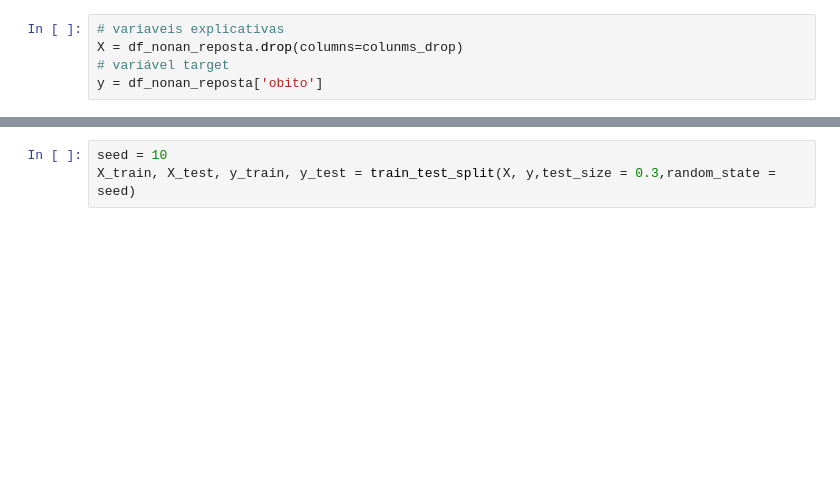
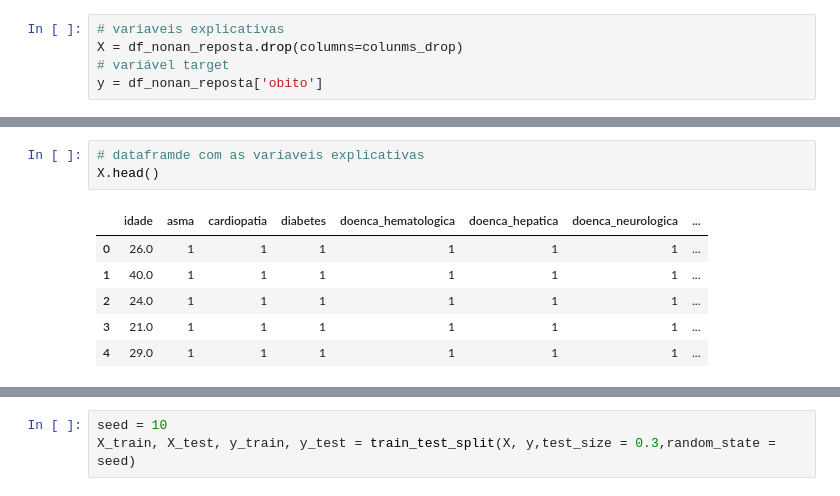
Before and after one commit to 1colete/dh_projeto_integrador, a Jupyter notebook: 2_modelagem.ipynb, the cells around one changed output, grey strips where cells are left out. Drawn from its saved outputs; the diff is of its cells as text; blank space fills up the shorter version.

```diff
--- a/2_modelagem.ipynb
+++ b/2_modelagem.ipynb
@@ -226,0 +182,10 @@ Name: obito, dtype: int64
+# %%
+# dataframde com as variaveis explicativas
+X.head()
+# %% [output]
+|  | idade | asma | cardiopatia | diabetes | doenca_hematologica | doenca_hepatica | doenca_neurologica | ... |
+| 0 | 26.0 | 1 | 1 | 1 | 1 | 1 | 1 | ... |
+| 1 | 40.0 | 1 | 1 | 1 | 1 | 1 | 1 | ... |
+| 2 | 24.0 | 1 | 1 | 1 | 1 | 1 | 1 | ... |
+| 3 | 21.0 | 1 | 1 | 1 | 1 | 1 | 1 | ... |
+| 4 | 29.0 | 1 | 1 | 1 | 1 | 1 | 1 | ... |
```
Also changed, not shown: parts of 26 cells of this notebook.
